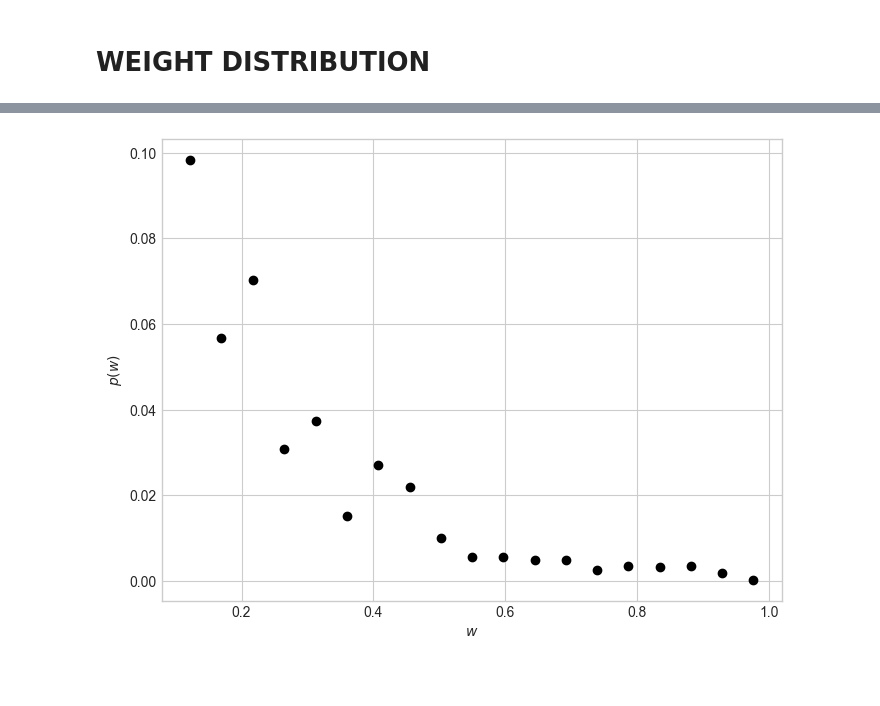
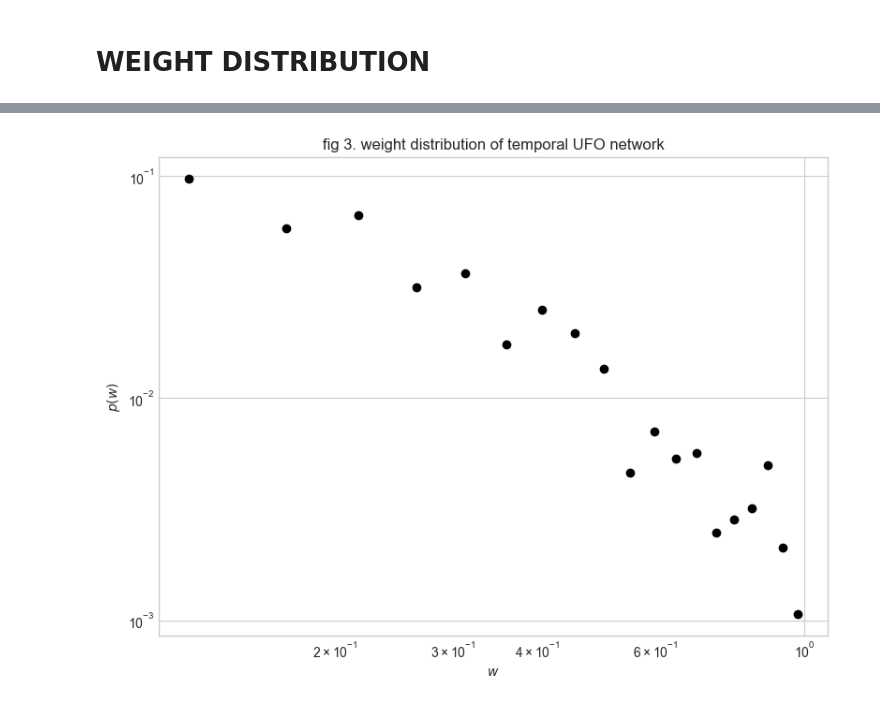
Before and after one commit to mattia0345/Research, a Jupyter notebook: PCS810 Code/project/UFO_sightings.ipynb, the cells around one changed output, grey strips where cells are left out. Drawn from its saved outputs; the diff is of its cells as text; code cells hidden in the pictures; blank space fills up the shorter version.

```diff
--- a/PCS810 Code/project/UFO_sightings.ipynb
+++ b/PCS810 Code/project/UFO_sightings.ipynb
@@ -438,2 +482,30 @@ plt.show()
 # %% [markdown]
 # WEIGHT DISTRIBUTION
+# %%
+# Get 20 logarithmically spaced bins between kmin and kmax
+weight_list = []
+for init_node_num in temporal_ufo_network:
+    for final_node_num in temporal_ufo_network:
+        if init_node_num != final_node_num and temporal_ufo_network.has_edge(init_node_num, final_node_num) == True:
+            if temporal_ufo_network.edges[init_node_num, final_node_num]['weight'] != np.nan:
+            # if ufo_network.has_edge(init_node_num, final_node_num) == True:
+                weight_list.append(temporal_ufo_network.edges[init_node_num, final_node_num]['weight'])
+
+num_bins = 20
+weight_bin_edges = np.linspace(min(weight_list), max(weight_list), num=num_bins)
+
+# histogram the data into these bins
+weight_density, _ = np.histogram(weight_list, bins=weight_bin_edges, density=True)
+plt.figure(figsize = (8, 6))
+plt.style.use('seaborn-v0_8-whitegrid')
+
+# "x" should be midpoint (IN LOG SPACE) of each bin
+log_be = np.log10(weight_bin_edges)
+x = 10**((log_be[1:] + log_be[:-1])/2)
+
+plt.plot(x, density, 'ko')
+plt.xlabel(f"$w$")
+plt.ylabel(f"$p(w)$")
+plt.title("fig 3. weight distribution of temporal UFO network")
+plt.tight_layout()
+plt.show()
@@ -440,30 +514,32 @@ plt.show()
 # %%
 # Get 20 logarithmically spaced bins between kmin and kmax
 weight_list = []
-for init_node_num in spatial_ufo_network:
-    for final_node_num in spatial_ufo_network:
-        if init_node_num != final_node_num and spatial_ufo_network.has_edge(init_node_num, final_node_num) == True:
-            if spatial_ufo_network.edges[init_node_num, final_node_num]['weight'] != np.nan:
+for init_node_num in temporal_ufo_network:
+    for final_node_num in temporal_ufo_network:
+        if init_node_num != final_node_num and temporal_ufo_network.has_edge(init_node_num, final_node_num) == True:
+            if temporal_ufo_network.edges[init_node_num, final_node_num]['weight'] != np.nan:
             # if ufo_network.has_edge(init_node_num, final_node_num) == True:
-                weight_list.append(spatial_ufo_network.edges[init_node_num, final_node_num]['weight'])
+                weight_list.append(temporal_ufo_network.edges[init_node_num, final_node_num]['weight'])
 
 num_bins = 20
 weight_bin_edges = np.linspace(min(weight_list), max(weight_list), num=num_bins)
 
 # histogram the data into these bins
 weight_density, _ = np.histogram(weight_list, bins=weight_bin_edges, density=True)
 plt.figure(figsize = (8, 6))
 plt.style.use('seaborn-v0_8-whitegrid')
 
 # "x" should be midpoint (IN LOG SPACE) of each bin
 log_be = np.log10(weight_bin_edges)
 x = 10**((log_be[1:] + log_be[:-1])/2)
 
 plt.plot(x, density, 'ko')
 plt.xlabel(f"$w$")
 plt.ylabel(f"$p(w)$")
-# plt.xscale('log')
-# plt.yscale('log')
+plt.title("fig 3. weight distribution of temporal UFO network")
+plt.tight_layout()
+plt.xscale('log')
+plt.yscale('log')
 plt.show()
 # %% [output]
-[figure, old version]
+[figure, new version]
```
Also changed, not shown: parts of 13 cells of this notebook, 20 other files.
